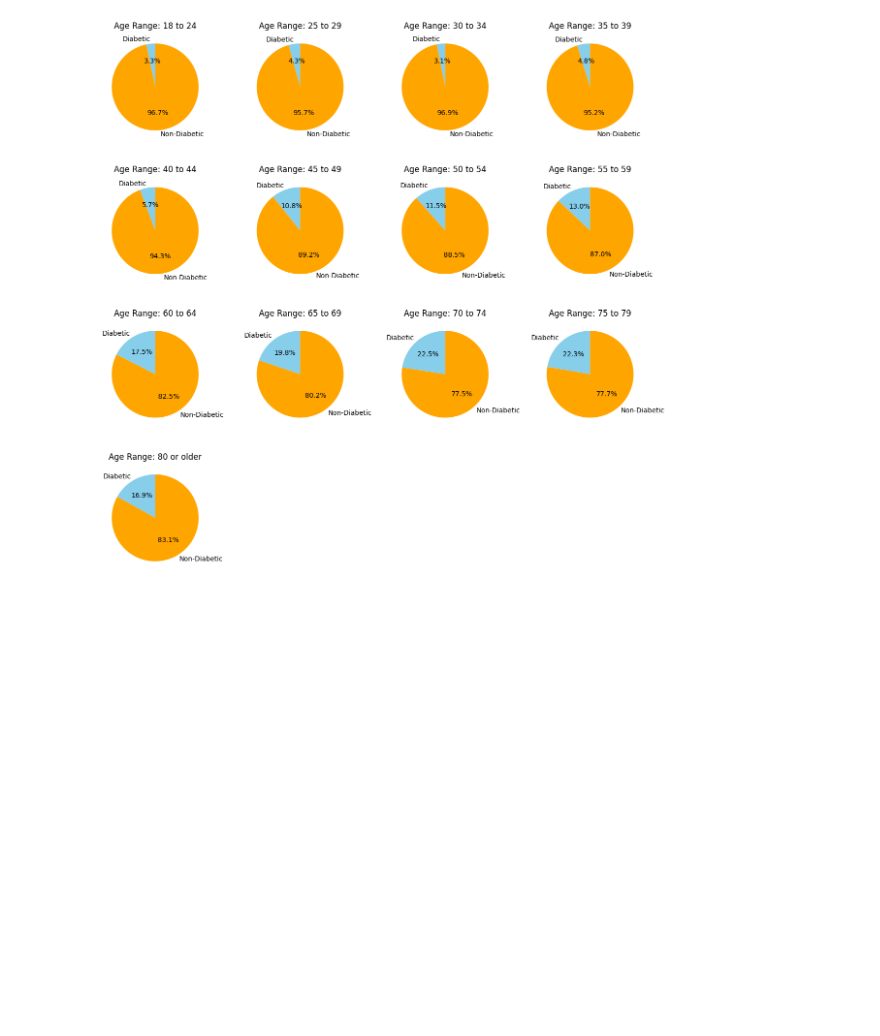
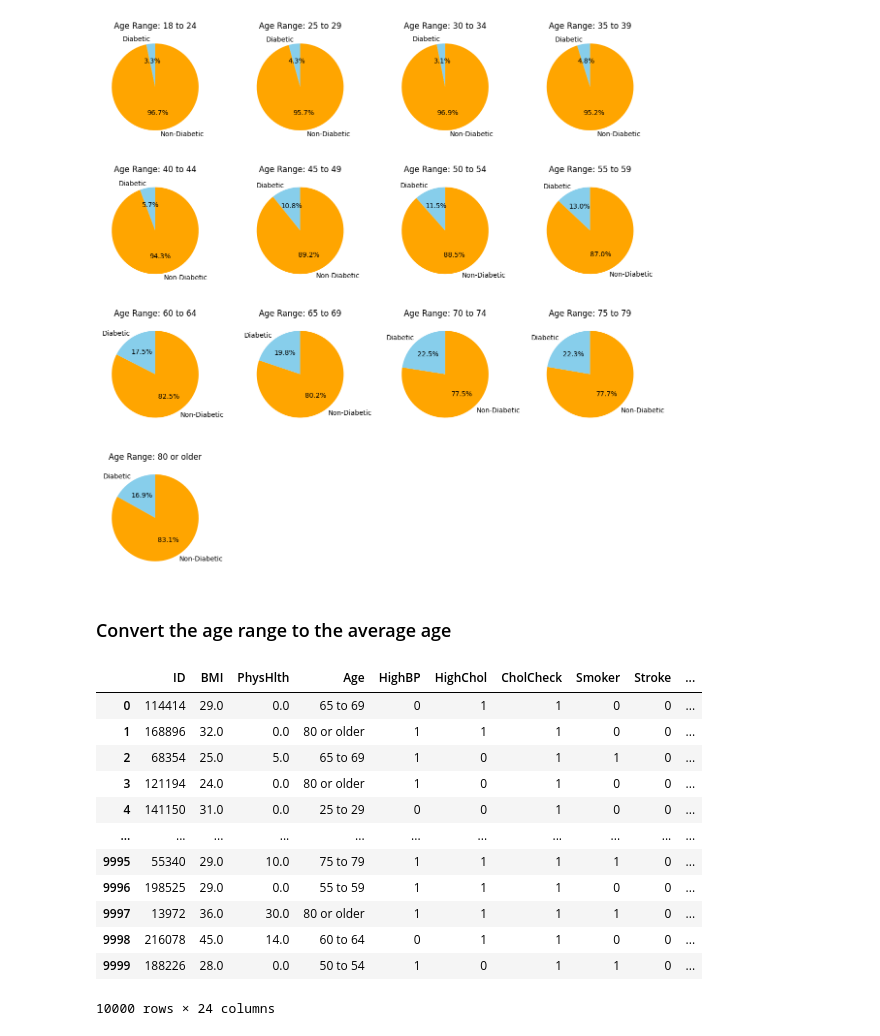
Before and after one commit to amjadAwad95/diabetes-prediction, a Jupyter notebook: src/EDA.ipynb, the cells around one changed output. Drawn from its saved outputs; the diff is of its cells as text; code cells hidden in the pictures; blank space fills up the shorter version.

```diff
--- a/src/EDA.ipynb
+++ b/src/EDA.ipynb
@@ -183,3 +183,35 @@ plt.tight_layout()
 plt.show()
 # %% [output]
 [figure]
+# %% [markdown]
+### Convert the age range to the average age
+# %%
+# Function get age_range like string the convert it to number
+def get_age_avg(age_range_string):
+    age_range=age_range_string.split(" ")
+    age_range.remove(age_range[1])
+    if age_range[-1]=="older":
+        age_range[-1]=100
+    for idx in range(2):
+        age_range[idx]=int(age_range[idx])
+
+    return sum(age_range)/len(age_range)
+# %%
+diabetes_train_dataframe["AvgAge"]=diabetes_train_dataframe["Age"].apply(get_age_avg)
+diabetes_test_dataframe["AvgAge"]=diabetes_test_dataframe["Age"].apply(get_age_avg)
+
+diabetes_train_dataframe
+# %% [output]
+|  | ID | BMI | PhysHlth | Age | HighBP | HighChol | CholCheck | Smoker | Stroke | ... |
+| 0 | 114414 | 29.0 | 0.0 | 65 to 69 | 0 | 1 | 1 | 0 | 0 | ... |
+| 1 | 168896 | 32.0 | 0.0 | 80 or older | 1 | 1 | 1 | 0 | 0 | ... |
+| 2 | 68354 | 25.0 | 5.0 | 65 to 69 | 1 | 0 | 1 | 1 | 0 | ... |
+| 3 | 121194 | 24.0 | 0.0 | 80 or older | 1 | 0 | 1 | 0 | 0 | ... |
+| 4 | 141150 | 31.0 | 0.0 | 25 to 29 | 0 | 0 | 1 | 0 | 0 | ... |
+| ... | ... | ... | ... | ... | ... | ... | ... | ... | ... | ... |
+| 9995 | 55340 | 29.0 | 10.0 | 75 to 79 | 1 | 1 | 1 | 1 | 0 | ... |
+| 9996 | 198525 | 29.0 | 0.0 | 55 to 59 | 1 | 1 | 1 | 0 | 0 | ... |
+| 9997 | 13972 | 36.0 | 30.0 | 80 or older | 1 | 1 | 1 | 1 | 0 | ... |
+| 9998 | 216078 | 45.0 | 14.0 | 60 to 64 | 0 | 1 | 1 | 0 | 0 | ... |
+| 9999 | 188226 | 28.0 | 0.0 | 50 to 54 | 1 | 0 | 1 | 1 | 0 | ... |
+10000 rows × 24 columns
```
Also changed, not shown: parts of 1 cell of this notebook.
